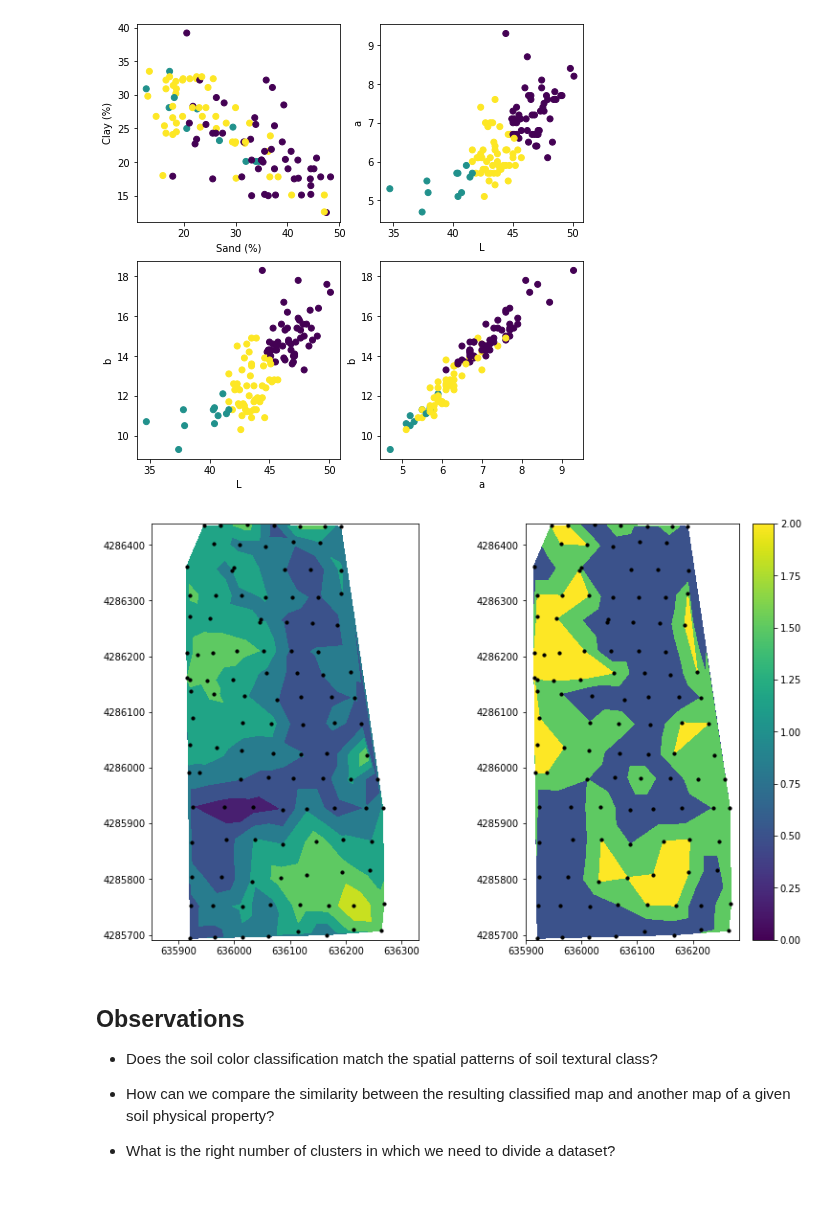
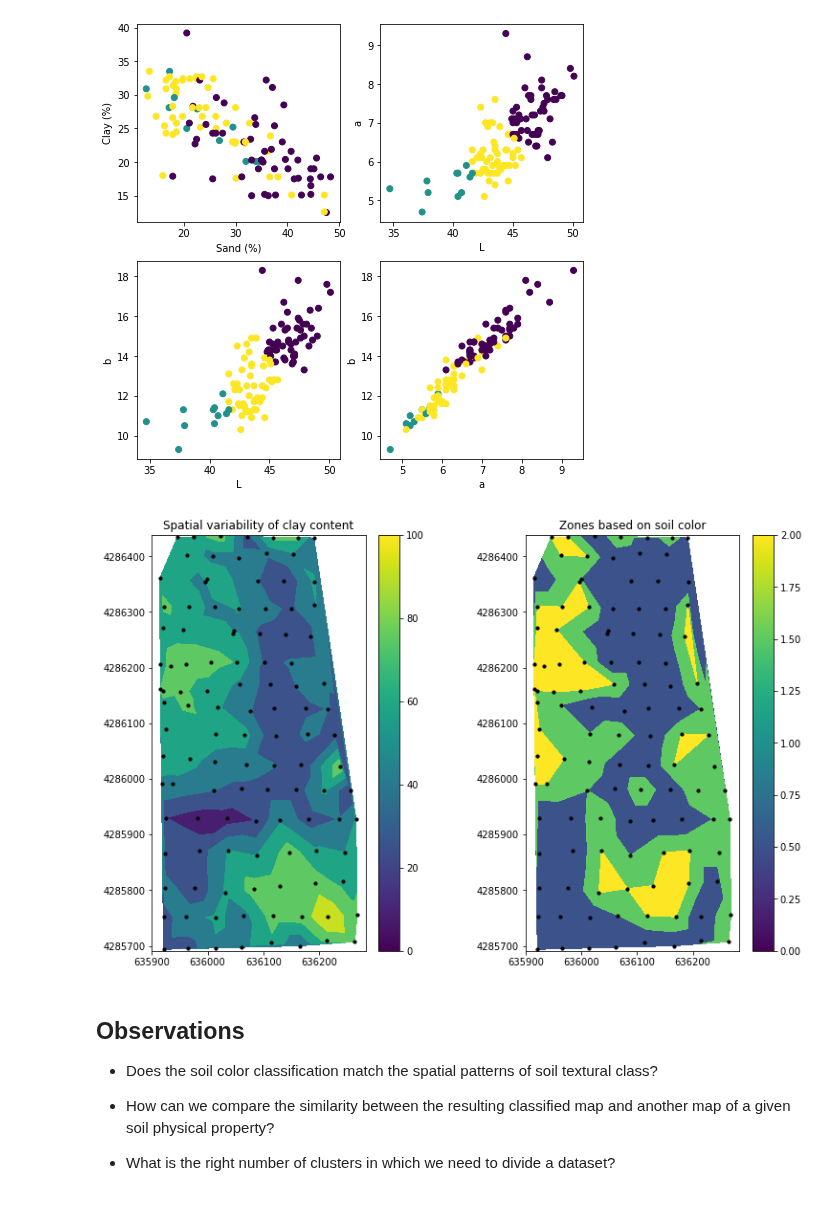
Before and after one commit to andres-patrignani/pynotes, a Jupyter notebook: notebooks/field_management_zones.ipynb, the cells around one changed output. Cells and saved outputs as stored; diff of their text form; code cells hidden in the pictures.

Commit message:
Updated field management zones

```diff
--- a/notebooks/field_management_zones.ipynb
+++ b/notebooks/field_management_zones.ipynb
@@ -97,29 +99,34 @@ plt.show()
 # %% [output]
 [figure]
 # %%
+# Plot field managment zones
 plt.figure(figsize=(12,8))
 plt.subplot(121)
+plt.title('Spatial variability of clay content')
 plt.tricontourf(data['X'], data['Y'], data['clay'], levels=5)
 plt.scatter(data['X'], data['Y'], s=10, marker='o', facecolors='k')
 plt.axis('equal')
+plt.clim(0, 100)
+plt.colorbar()
 
 plt.subplot(122)
+plt.title('Zones based on soil color')
 plt.tricontourf(data['X'], data['Y'], data['clusters'],
                 cmap="viridis",
                 levels=[0,1,2],
                 extend='both')
 plt.scatter(data['X'], data['Y'], s=10, marker='o', facecolors='k')
 plt.axis('equal')
 plt.clim(0, 2)
 plt.colorbar()
 
 plt.subplots_adjust(wspace=0.4)
 #plt.colorbar()
 plt.show()
 
 # Matplotlib cmaps: https://matplotlib.org/tutorials/colors/colormaps.html
 # %% [output]
-[figure, old version]
+[figure, new version]
 # %% [markdown]
 ## Observations
 
```
Also changed, not shown: parts of 2 cells of this notebook, 2 other files.
